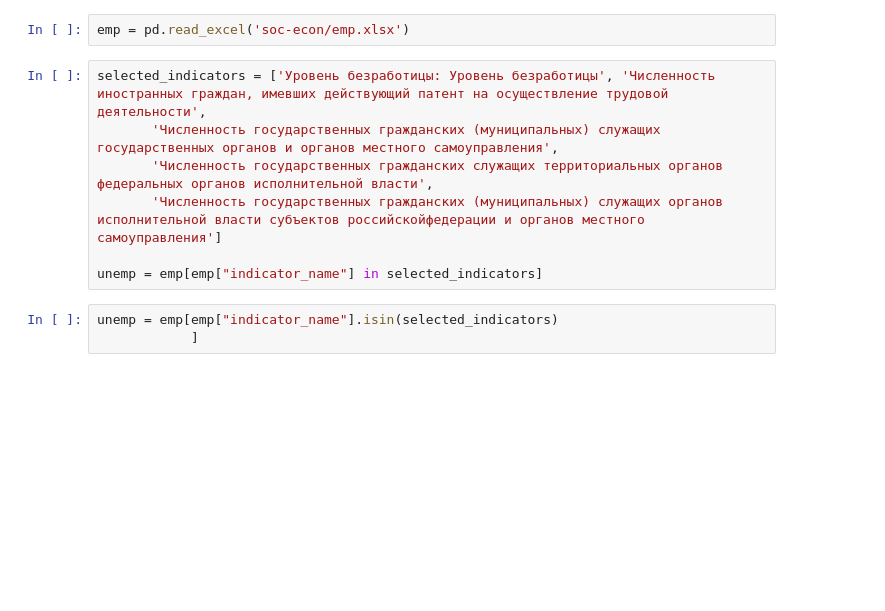
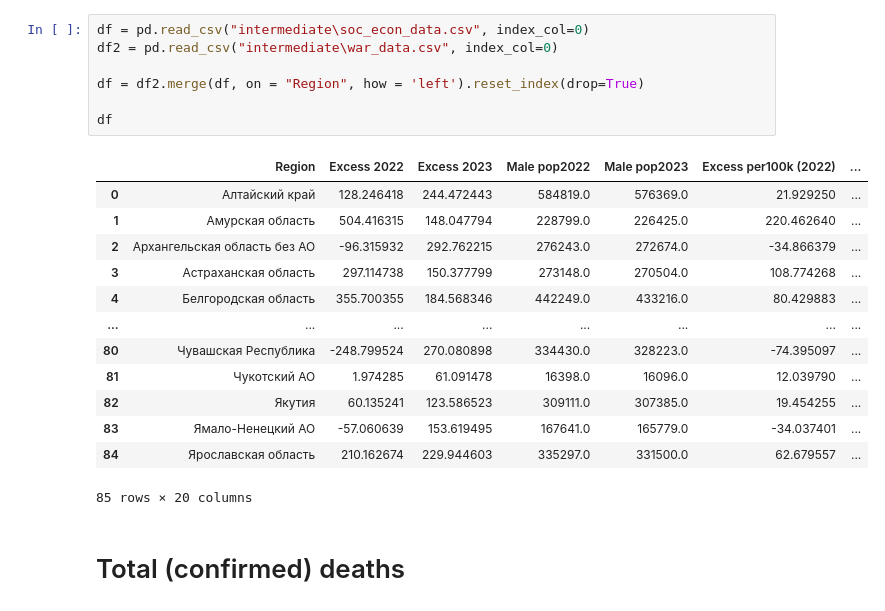
Before and after one commit to ahalian/Thesis, a Jupyter notebook: analysis.ipynb, the cells around one changed output. Cells and saved outputs as stored; diff of their text form; blank space fills up the shorter version.

```diff
--- a/analysis.ipynb
+++ b/analysis.ipynb
@@ -28,12 +8,23 @@ df
-# %%
-emp = pd.read_excel('soc-econ/emp.xlsx')
-# %%
-selected_indicators = ['Уровень безработицы: Уровень безработицы', 'Численность иностранных граждан, имевших действующий патент на осуществление трудовой деятельности',
-       'Численность государственных гражданских (муниципальных) служащих государственных органов и органов местного самоуправления',
-       'Численность государственных гражданских служащих территориальных органов федеральных органов исполнительной власти',
-       'Численность государственных гражданских (муниципальных) служащих органов исполнительной власти субъектов российскойфедерации и органов местного самоуправления']
-
-unemp = emp[emp["indicator_name"] in selected_indicators]
-# %%
-unemp = emp[emp["indicator_name"].isin(selected_indicators)
-            ]
+# %%
+df = pd.read_csv("intermediate\soc_econ_data.csv", index_col=0)
+df2 = pd.read_csv("intermediate\war_data.csv", index_col=0)
+
+df = df2.merge(df, on = "Region", how = 'left').reset_index(drop=True)
+
+df
+# %% [output]
+|  | Region | Excess 2022 | Excess 2023 | Male pop2022 | Male pop2023 | Excess per100k (2022) | ... |
+| 0 | Алтайский край | 128.246418 | 244.472443 | 584819.0 | 576369.0 | 21.929250 | ... |
+| 1 | Амурская область | 504.416315 | 148.047794 | 228799.0 | 226425.0 | 220.462640 | ... |
+| 2 | Архангельская область без АО | -96.315932 | 292.762215 | 276243.0 | 272674.0 | -34.866379 | ... |
+| 3 | Астраханская область | 297.114738 | 150.377799 | 273148.0 | 270504.0 | 108.774268 | ... |
+| 4 | Белгородская область | 355.700355 | 184.568346 | 442249.0 | 433216.0 | 80.429883 | ... |
+| ... | ... | ... | ... | ... | ... | ... | ... |
+| 80 | Чувашская Республика | -248.799524 | 270.080898 | 334430.0 | 328223.0 | -74.395097 | ... |
+| 81 | Чукотский АО | 1.974285 | 61.091478 | 16398.0 | 16096.0 | 12.039790 | ... |
+| 82 | Якутия | 60.135241 | 123.586523 | 309111.0 | 307385.0 | 19.454255 | ... |
+| 83 | Ямало-Hенецкий АО | -57.060639 | 153.619495 | 167641.0 | 165779.0 | -34.037401 | ... |
+| 84 | Ярославская область | 210.162674 | 229.944603 | 335297.0 | 331500.0 | 62.679557 | ... |
+85 rows × 20 columns
+# %% [markdown]
+# Total (confirmed) deaths
```
Also changed, not shown: parts of 15 cells of this notebook.
